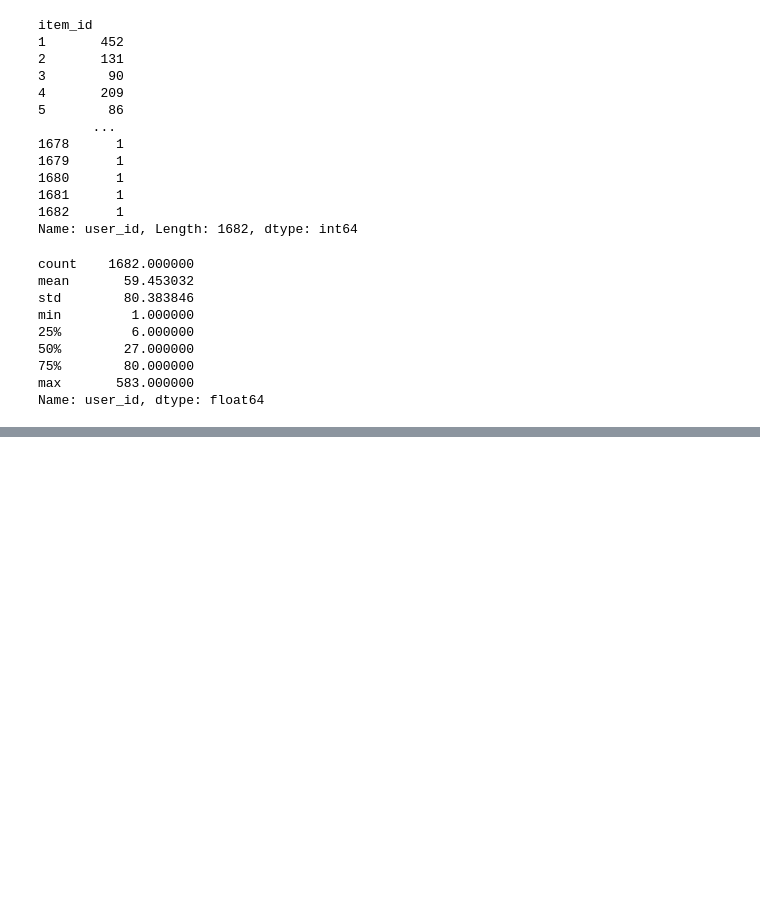
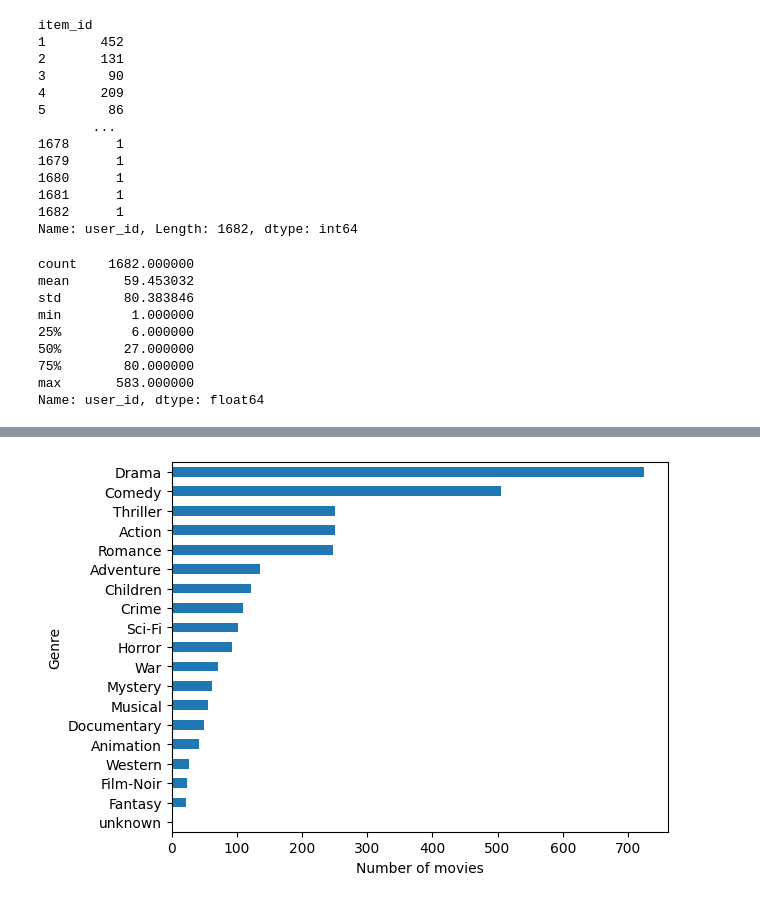
Before and after one commit to thanhbach0904/WebMining-RecSys-20251, a Jupyter notebook: notebooks/eda.ipynb, the cells around one changed output, grey strips where cells are left out. Drawn from its saved outputs; the diff is of its cells as text; code cells hidden in the pictures; blank space fills up the shorter version.

Commit message:
eda movies

```diff
--- a/notebooks/eda.ipynb
+++ b/notebooks/eda.ipynb
@@ -116,3 +116,12 @@ min         1.000000
 75%        80.000000
 max       583.000000
 Name: user_id, dtype: float64
+# %%
+column_names = [
+        'movie_id', 'movie_title', 'release_date', 'video_release_date',
+        'imdb_url', 'unknown', 'Action', 'Adventure', 'Animation',
+        'Children', 'Comedy', 'Crime', 'Documentary', 'Drama', 'Fantasy',
+        'Film-Noir', 'Horror', 'Musical', 'Mystery', 'Romance', 'Sci-Fi',
+        'Thriller', 'War', 'Western']
+movies = pd.read_csv(f"{root_path}/ml-100k/u.item", sep='|', header=None, names=column_names, encoding='latin-1')
+movies
@@ -118,0 +142,11 @@ Name: user_id, dtype: float64
+# %%
+genre_cols = column_names[5:]
+genre_counts = movies[genre_cols].sum()
+
+plt.figure()
+genre_counts.sort_values(ascending=True).plot(kind="barh")
+plt.ylabel("Genre")
+plt.xlabel("Number of movies")
+plt.show()
+# %% [output]
+[figure, added]
```
Also changed, not shown: parts of 3 cells of this notebook.
